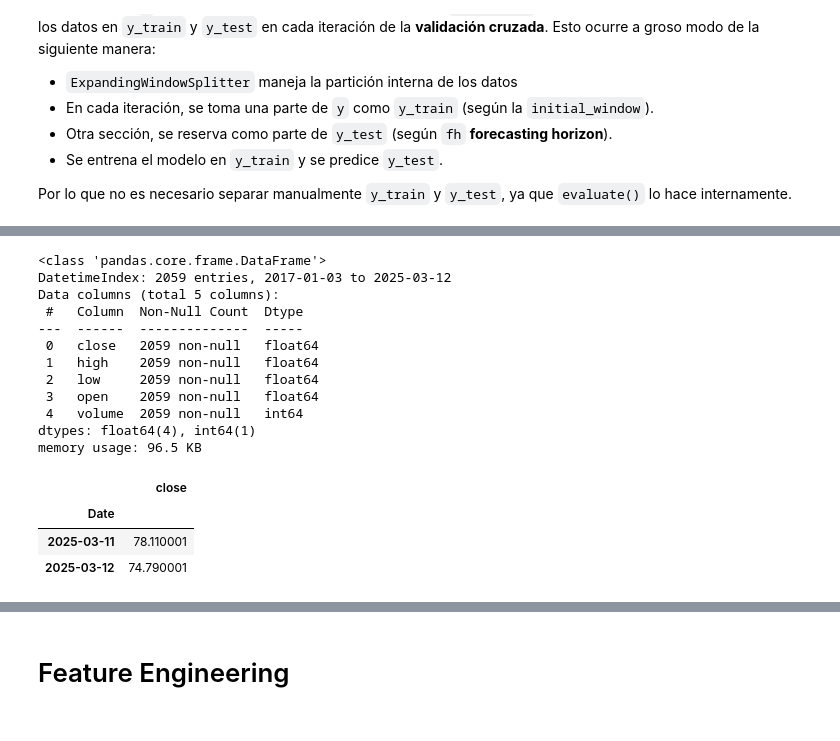
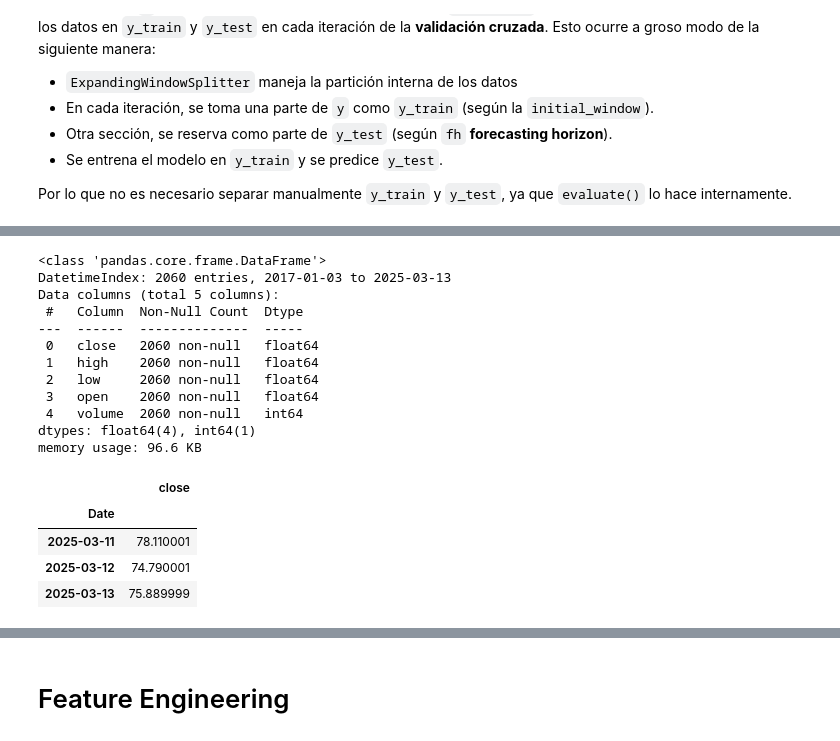
Before and after one commit to ja19191990/Forecaster_nvo, a Jupyter notebook: nvo_forecasting.ipynb, the cells around one changed output, grey strips where cells are left out. Drawn from its saved outputs; the diff is of its cells as text; code cells hidden in the pictures.

```diff
--- a/nvo_forecasting.ipynb
+++ b/nvo_forecasting.ipynb
@@ -42,7 +42,7 @@ import seaborn as sns
 # Data Scraping
 # %%
 ticker='NVO'
-end_date = date(2025, 3, 13)
+end_date = date(2025, 3, 14)
 start_date = date(2017, 1, 1)
 # %%
 data = yf.download(ticker, start=start_date, end=end_date)
@@ -194,30 +194,31 @@ display(data.head(10))
 data.info()
 # %% [output]
 <class 'pandas.core.frame.DataFrame'>
-DatetimeIndex: 2059 entries, 2017-01-03 to 2025-03-12
+DatetimeIndex: 2060 entries, 2017-01-03 to 2025-03-13
 Data columns (total 5 columns):
  #   Column  Non-Null Count  Dtype
 ---  ------  --------------  -----
- 0   close   2059 non-null   float64
- 1   high    2059 non-null   float64
- 2   low     2059 non-null   float64
- 3   open    2059 non-null   float64
- 4   volume  2059 non-null   int64
+ 0   close   2060 non-null   float64
+ 1   high    2060 non-null   float64
+ 2   low     2060 non-null   float64
+ 3   open    2060 non-null   float64
+ 4   volume  2060 non-null   int64
 dtypes: float64(4), int64(1)
-memory usage: 96.5 KB
+memory usage: 96.6 KB
 # %%
 # Segmentar las fechas del 2025-03-11 al 2025-03-13 para comprobar predicciones
 
 start_real = '2025-03-11'
-end_real = '2025-03-12'
+end_real = '2025-03-13'
 
 y_real = data.loc[start_real:end_real, ['close']]
 display(y_real.head())
 # %% [output]
 |  | close |
 | Date |  |
 | 2025-03-11 | 78.110001 |
 | 2025-03-12 | 74.790001 |
+| 2025-03-13 | 75.889999 |
 # %%
 # Segmentar las fechas desde 2017-01-03  hasta 2025-03-10
 
```
Also changed, not shown: parts of 8 cells of this notebook.
